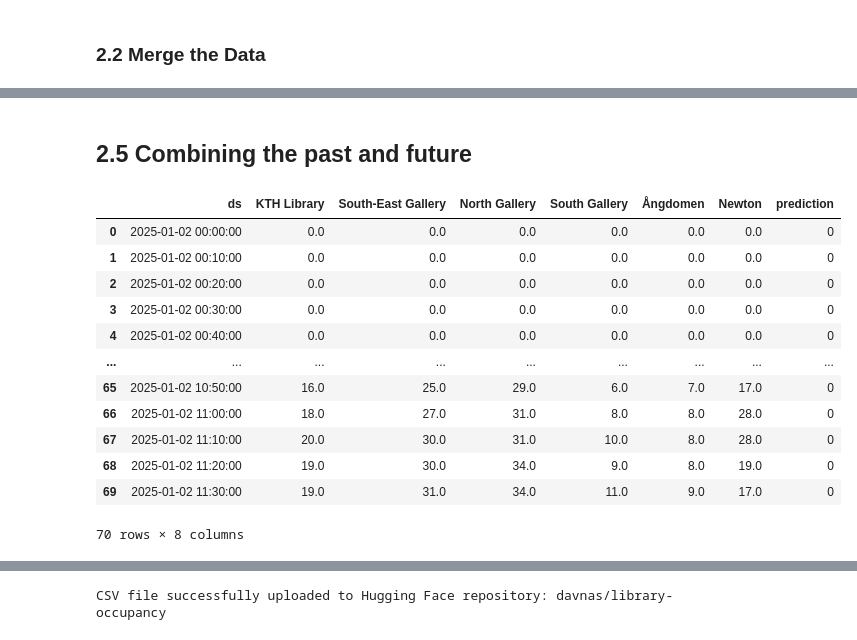
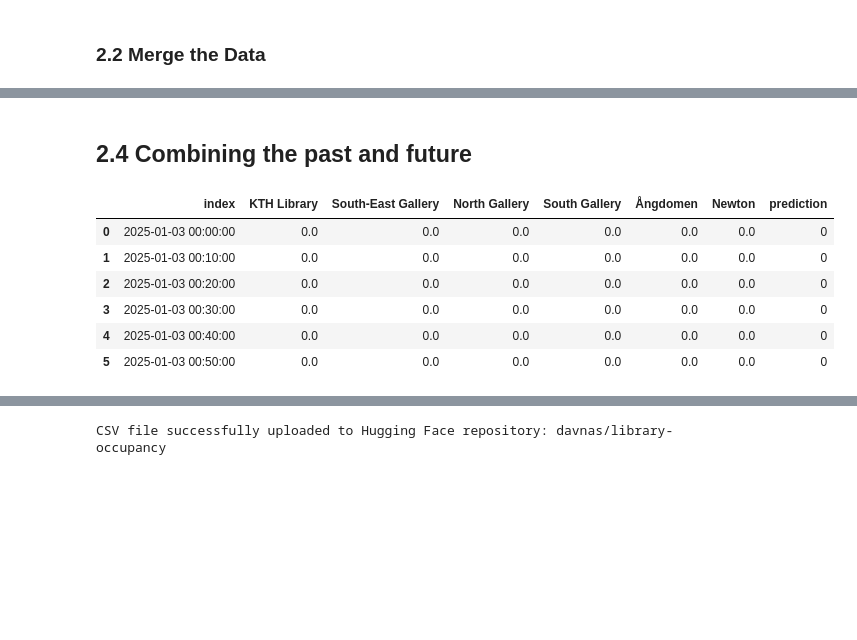
Before and after one commit to davidenascivera/KTH_seat_predictor, a Jupyter notebook: training_inference/OBT_3_inference.ipynb, the cells around one changed output, grey strips where cells are left out. Saved outputs shown, nothing was run; the diff lists cells and outputs as text; code cells hidden in the pictures; blank space fills up the shorter version.

```diff
--- a/training_inference/OBT_3_inference.ipynb
+++ b/training_inference/OBT_3_inference.ipynb
@@ -702,26 +869,17 @@ memory usage: 11.5 KB
 # %% [markdown]
-## 2.5 Combining the past and future
+## 2.4 Combining the past and future
 # %%
 df_past = df_downloaded.copy()
+df_past['prediction'] = 0
 df_past.reset_index(inplace=True)
-df_past.rename(columns={
-    'index': 'ds'
-}, inplace=True)
-df_past['prediction'] = 0
 
 df_past
 # %% [output]
-|  | ds | KTH Library | South-East Gallery | North Gallery | South Gallery | Ångdomen | Newton | prediction |
-| 0 | 2025-01-02 00:00:00 | 0.0 | 0.0 | 0.0 | 0.0 | 0.0 | 0.0 | 0 |
-| 1 | 2025-01-02 00:10:00 | 0.0 | 0.0 | 0.0 | 0.0 | 0.0 | 0.0 | 0 |
-| 2 | 2025-01-02 00:20:00 | 0.0 | 0.0 | 0.0 | 0.0 | 0.0 | 0.0 | 0 |
-| 3 | 2025-01-02 00:30:00 | 0.0 | 0.0 | 0.0 | 0.0 | 0.0 | 0.0 | 0 |
-| 4 | 2025-01-02 00:40:00 | 0.0 | 0.0 | 0.0 | 0.0 | 0.0 | 0.0 | 0 |
-| ... | ... | ... | ... | ... | ... | ... | ... | ... |
-| 65 | 2025-01-02 10:50:00 | 16.0 | 25.0 | 29.0 | 6.0 | 7.0 | 17.0 | 0 |
-| 66 | 2025-01-02 11:00:00 | 18.0 | 27.0 | 31.0 | 8.0 | 8.0 | 28.0 | 0 |
-| 67 | 2025-01-02 11:10:00 | 20.0 | 30.0 | 31.0 | 10.0 | 8.0 | 28.0 | 0 |
-| 68 | 2025-01-02 11:20:00 | 19.0 | 30.0 | 34.0 | 9.0 | 8.0 | 19.0 | 0 |
-| 69 | 2025-01-02 11:30:00 | 19.0 | 31.0 | 34.0 | 11.0 | 9.0 | 17.0 | 0 |
+|  | index | KTH Library | South-East Gallery | North Gallery | South Gallery | Ångdomen | Newton | prediction |
+| 0 | 2025-01-03 00:00:00 | 0.0 | 0.0 | 0.0 | 0.0 | 0.0 | 0.0 | 0 |
+| 1 | 2025-01-03 00:10:00 | 0.0 | 0.0 | 0.0 | 0.0 | 0.0 | 0.0 | 0 |
+| 2 | 2025-01-03 00:20:00 | 0.0 | 0.0 | 0.0 | 0.0 | 0.0 | 0.0 | 0 |
+| 3 | 2025-01-03 00:30:00 | 0.0 | 0.0 | 0.0 | 0.0 | 0.0 | 0.0 | 0 |
+| 4 | 2025-01-03 00:40:00 | 0.0 | 0.0 | 0.0 | 0.0 | 0.0 | 0.0 | 0 |
+| 5 | 2025-01-03 00:50:00 | 0.0 | 0.0 | 0.0 | 0.0 | 0.0 | 0.0 | 0 |
-70 rows × 8 columns
 # %%
```
Also changed, not shown: parts of 56 cells of this notebook, 3 other files.
